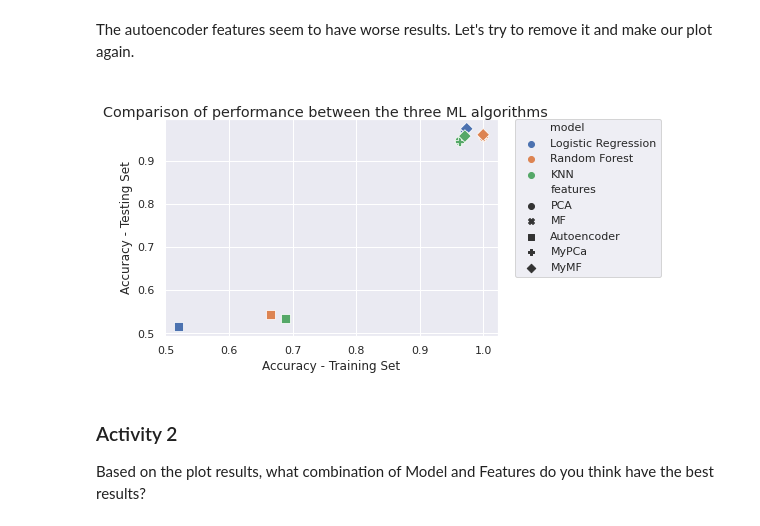
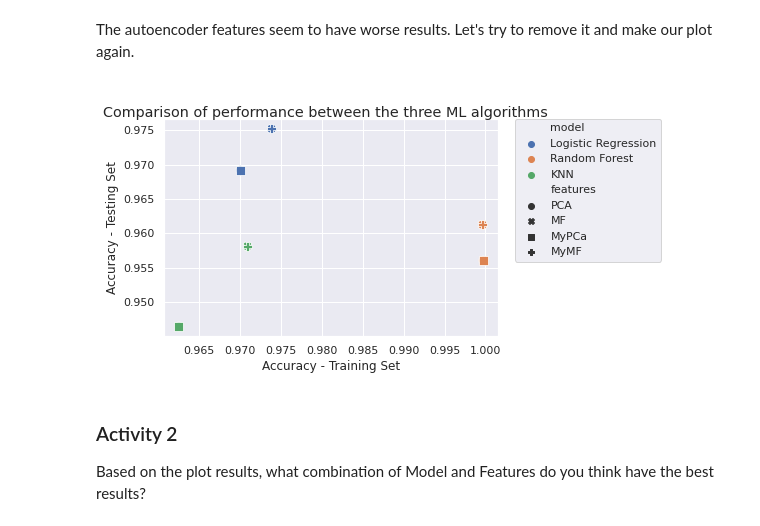
Before and after one commit to ai4all-sfu/comp-biology-2020, a Jupyter notebook: notebooks/day3_compbio.ipynb, the cells around one changed output. Drawn from its saved outputs; the diff is of its cells as text; code cells hidden in the pictures.

```diff
--- a/notebooks/day3_compbio.ipynb
+++ b/notebooks/day3_compbio.ipynb
@@ -111,6 +124,7 @@ seed      = 9
 
 # variables to hold the results and models' names
 results = pd.DataFrame(columns=['model', 'features','accuracy_train', 'accuracy_test', 'precision_test', 'recall_test'])
+active_image_example = pd.DataFrame(columns=['model', 'features','predicted_target'])
 # %% [markdown]
 The first model we are going to explore is Logistic Regression.
 # %%
@@ -132,6 +146,8 @@ for f in features:
             'precision_test':precision_score(y_test,y_test_pred) ,
             'recall_test':recall_score(y_test,y_test_pred) }
   results = results.append(output,ignore_index=True)
+  active_image_example = active_image_example.append({'model':model_name, 'features':f, 'predicted_target':model.predict(features_example[f].reshape(1,-1))},
+                              ignore_index=True)
 
 print(results)
 # %% [output]
@@ -165,6 +181,8 @@ for f in features:
             'precision_test':precision_score(y_test,y_test_pred) ,
             'recall_test':recall_score(y_test,y_test_pred) }
   results = results.append(output,ignore_index=True)
+  active_image_example = active_image_example.append({'model':model_name, 'features':f, 'predicted_target':model.predict(features_example[f].reshape(1,-1))},
+                              ignore_index=True)
 
 print(results)
 # %% [output]
@@ -207,6 +225,8 @@ for f in features:
             'accuracy_test':accuracy_score(y_test,y_test_pred),
             'precision_test':precision_score(y_test,y_test_pred) ,
             'recall_test':recall_score(y_test,y_test_pred) }
+  active_image_example = active_image_example.append({'model':model_name, 'features':f, 'predicted_target':model.predict(features_example[f].reshape(1,-1))},
+                              ignore_index=True)
   results = results.append(output,ignore_index=True)
 #END - DELETE
 
@@ -251,19 +271,19 @@ plt.show()
 # %% [markdown]
 The autoencoder features seem to have worse results. Let's try to remove it and make our plot again.
 # %%
-results_without_autoencoder = results[results['features']!='autoencoder']
+results_without_autoencoder = results[results['features']!='Autoencoder']
 results_without_autoencoder["model"] = results_without_autoencoder["model"].astype('category')
 results_without_autoencoder["features"] = results_without_autoencoder["features"].astype('category')
 
 fig = plt.figure()
 fig.suptitle('\nComparison of performance between the three ML algorithms')
 ax = sns.scatterplot(x="accuracy_train", y="accuracy_test", hue="model", style="features", s = 80, data=results_without_autoencoder)
 plt.legend(bbox_to_anchor=(1.05, 1), loc=2, borderaxespad=0.)
 plt.xlabel('Accuracy - Training Set')
 plt.ylabel('Accuracy - Testing Set')
 plt.show()
 # %% [output]
-[figure, old version]
+[figure, new version]
 # %% [markdown]
 ### Activity 2
 
```
Also changed, not shown: parts of 17 cells of this notebook.
